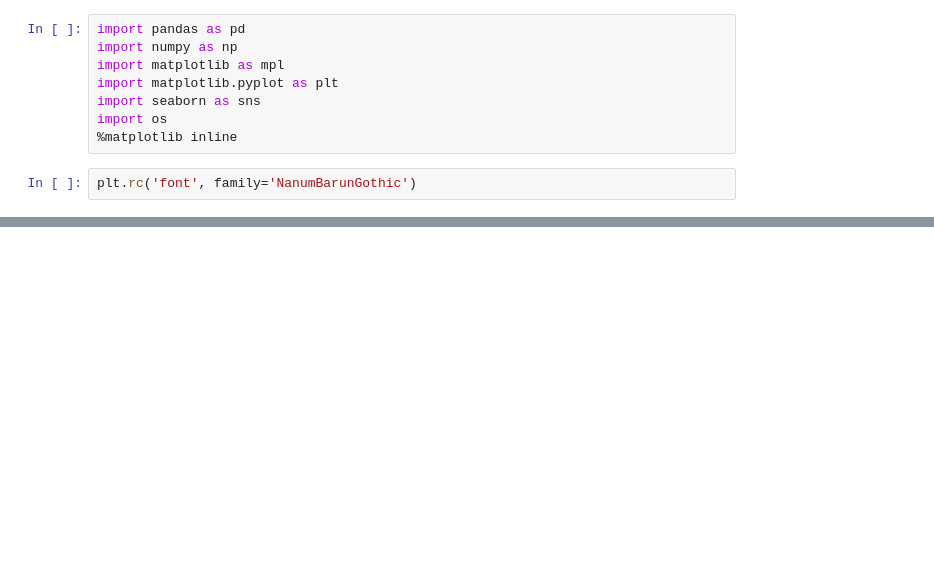
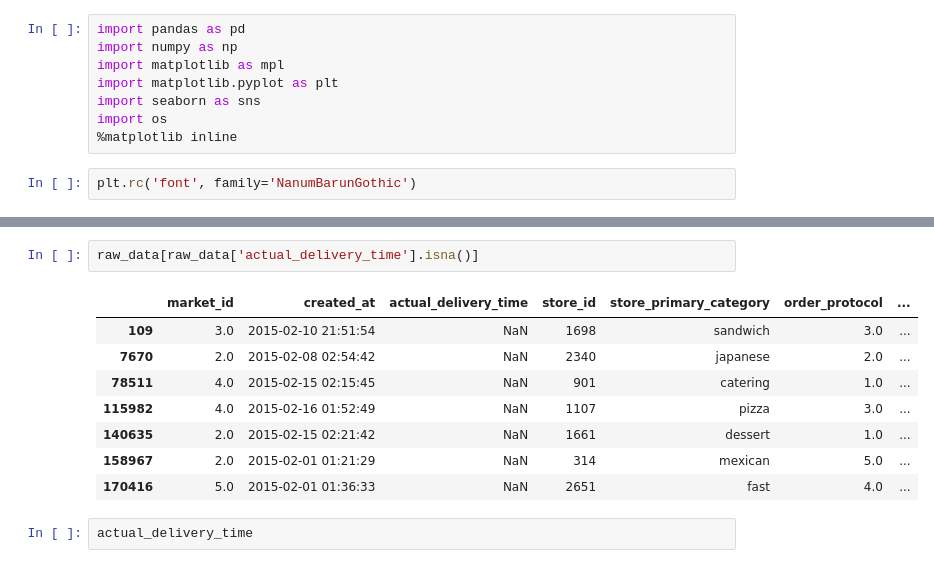
Before and after one commit to SangHui48/KDT_5_B_hansanghui, a Jupyter notebook: week7/week7_hansanghui.ipynb, the cells around one changed output, grey strips where cells are left out. Cells and saved outputs as stored; diff of their text form; blank space fills up the shorter version.

```diff
--- a/week7/week7_hansanghui.ipynb
+++ b/week7/week7_hansanghui.ipynb
@@ -37,0 +95,13 @@ plt.rc('font', family='NanumBarunGothic')
+# %%
+raw_data[raw_data['actual_delivery_time'].isna()]
+# %% [output]
+|  | market_id | created_at | actual_delivery_time | store_id | store_primary_category | order_protocol | ... |
+| 109 | 3.0 | 2015-02-10 21:51:54 | NaN | 1698 | sandwich | 3.0 | ... |
+| 7670 | 2.0 | 2015-02-08 02:54:42 | NaN | 2340 | japanese | 2.0 | ... |
+| 78511 | 4.0 | 2015-02-15 02:15:45 | NaN | 901 | catering | 1.0 | ... |
+| 115982 | 4.0 | 2015-02-16 01:52:49 | NaN | 1107 | pizza | 3.0 | ... |
+| 140635 | 2.0 | 2015-02-15 02:21:42 | NaN | 1661 | dessert | 1.0 | ... |
+| 158967 | 2.0 | 2015-02-01 01:21:29 | NaN | 314 | mexican | 5.0 | ... |
+| 170416 | 5.0 | 2015-02-01 01:36:33 | NaN | 2651 | fast | 4.0 | ... |
+# %%
+actual_delivery_time
```
Also changed, not shown: parts of 6 cells of this notebook.
